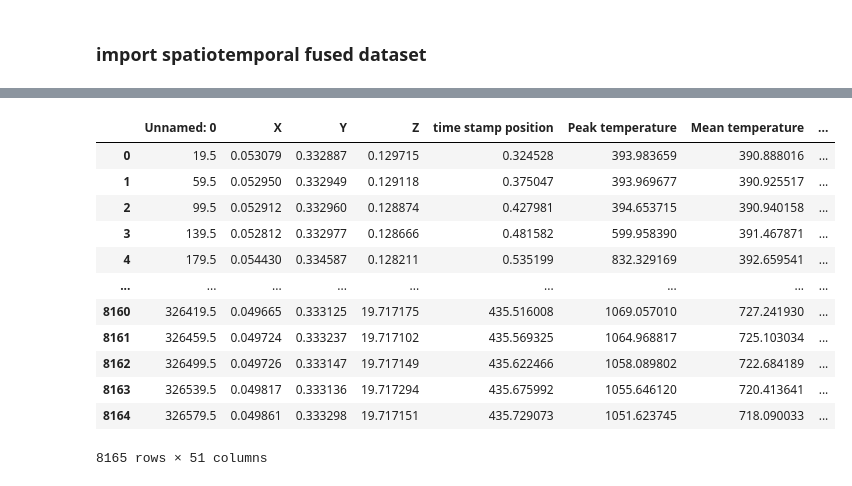
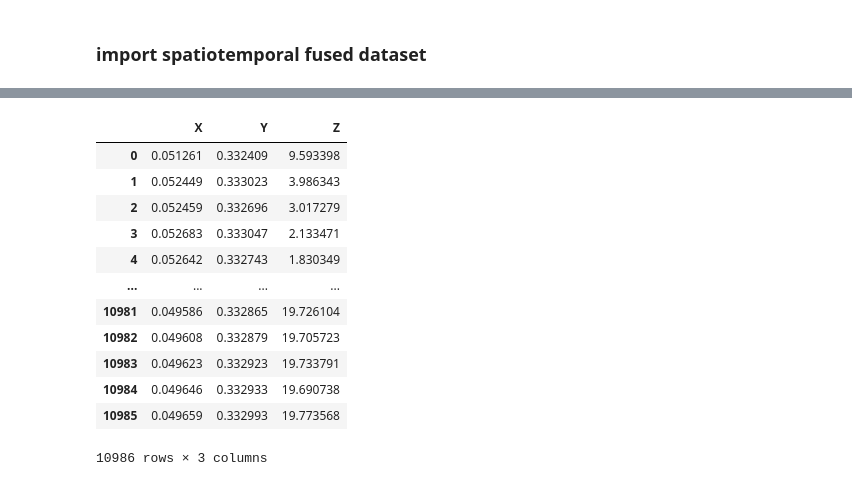
Before and after one commit to Davidlequnchen/LDED-FusionNet, a Jupyter notebook: code/spatial_info_retrieval.ipynb, the cells around one changed output, grey strips where cells are left out. Cells and saved outputs as stored; diff of their text form; code cells hidden in the pictures.

```diff
--- a/code/spatial_info_retrieval.ipynb
+++ b/code/spatial_info_retrieval.ipynb
@@ -154,16 +136,33 @@ resampled_data = resampled_data.reset_index(drop=True)
+# %%
+from scipy.signal import savgol_filter
+length = 10986
+
+X = scipy.signal.resample(df_selected["X"].to_numpy(), length)
+Y = scipy.signal.resample(df_selected["Y"].to_numpy(), length)
+Z = scipy.signal.resample(df_selected["Z"].to_numpy(), length)
+
+# X_df = pd.DataFrame(X, columns=["X"]).rolling(20, min_periods=1).mean()
+# Y_df = pd.DataFrame(Y, columns=["Y"]).rolling(20, min_periods=1).mean()
+# Z_df = pd.DataFrame(Z, columns=["Z"]).rolling(20, min_periods=1).mean()
+
+X_smooth = savgol_filter(X, window_length=5, polyorder=2)
+Y_smooth = savgol_filter(Y, window_length=5, polyorder=2)
+Z_smooth = savgol_filter(Z, window_length=5, polyorder=2)
+
+dataframe_resampled = pd.concat([X_df, Y_df, Z_df], axis=1)
 # %%
-resampled_data
+dataframe_resampled
 # %% [output]
-|  | Unnamed: 0 | X | Y | Z | time stamp position | Peak temperature | Mean temperature | ... |
-| 0 | 19.5 | 0.053079 | 0.332887 | 0.129715 | 0.324528 | 393.983659 | 390.888016 | ... |
-| 1 | 59.5 | 0.052950 | 0.332949 | 0.129118 | 0.375047 | 393.969677 | 390.925517 | ... |
-| 2 | 99.5 | 0.052912 | 0.332960 | 0.128874 | 0.427981 | 394.653715 | 390.940158 | ... |
-| 3 | 139.5 | 0.052812 | 0.332977 | 0.128666 | 0.481582 | 599.958390 | 391.467871 | ... |
-| 4 | 179.5 | 0.054430 | 0.334587 | 0.128211 | 0.535199 | 832.329169 | 392.659541 | ... |
-| ... | ... | ... | ... | ... | ... | ... | ... | ... |
-| 8160 | 326419.5 | 0.049665 | 0.333125 | 19.717175 | 435.516008 | 1069.057010 | 727.241930 | ... |
-| 8161 | 326459.5 | 0.049724 | 0.333237 | 19.717102 | 435.569325 | 1064.968817 | 725.103034 | ... |
-| 8162 | 326499.5 | 0.049726 | 0.333147 | 19.717149 | 435.622466 | 1058.089802 | 722.684189 | ... |
-| 8163 | 326539.5 | 0.049817 | 0.333136 | 19.717294 | 435.675992 | 1055.646120 | 720.413641 | ... |
-| 8164 | 326579.5 | 0.049861 | 0.333298 | 19.717151 | 435.729073 | 1051.623745 | 718.090033 | ... |
+|  | X | Y | Z |
+| 0 | 0.051261 | 0.332409 | 9.593398 |
+| 1 | 0.052449 | 0.333023 | 3.986343 |
+| 2 | 0.052459 | 0.332696 | 3.017279 |
+| 3 | 0.052683 | 0.333047 | 2.133471 |
+| 4 | 0.052642 | 0.332743 | 1.830349 |
+| ... | ... | ... | ... |
+| 10981 | 0.049586 | 0.332865 | 19.726104 |
+| 10982 | 0.049608 | 0.332879 | 19.705723 |
+| 10983 | 0.049623 | 0.332923 | 19.733791 |
+| 10984 | 0.049646 | 0.332933 | 19.690738 |
+| 10985 | 0.049659 | 0.332993 | 19.773568 |
-8165 rows × 51 columns
+10986 rows × 3 columns
```
Also changed, not shown: parts of 6 cells of this notebook, 22 other files.
